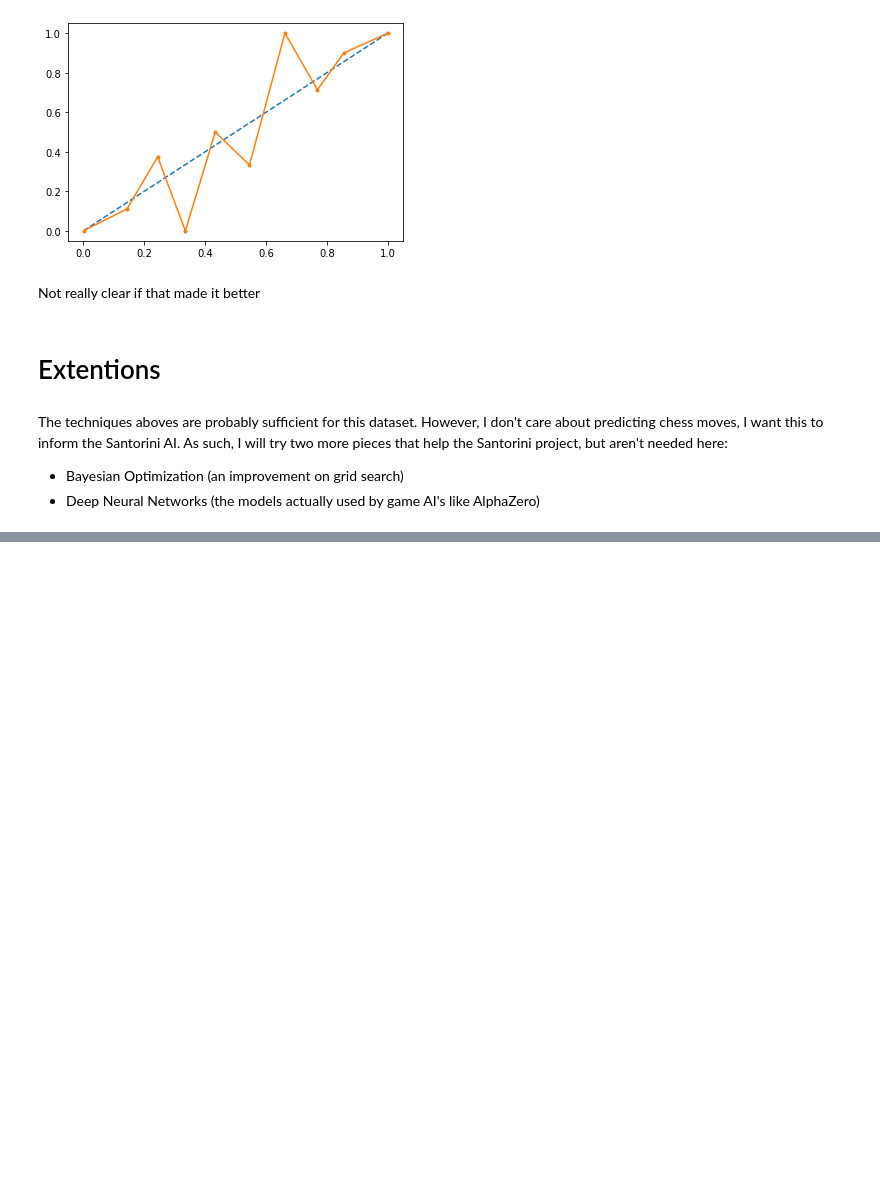
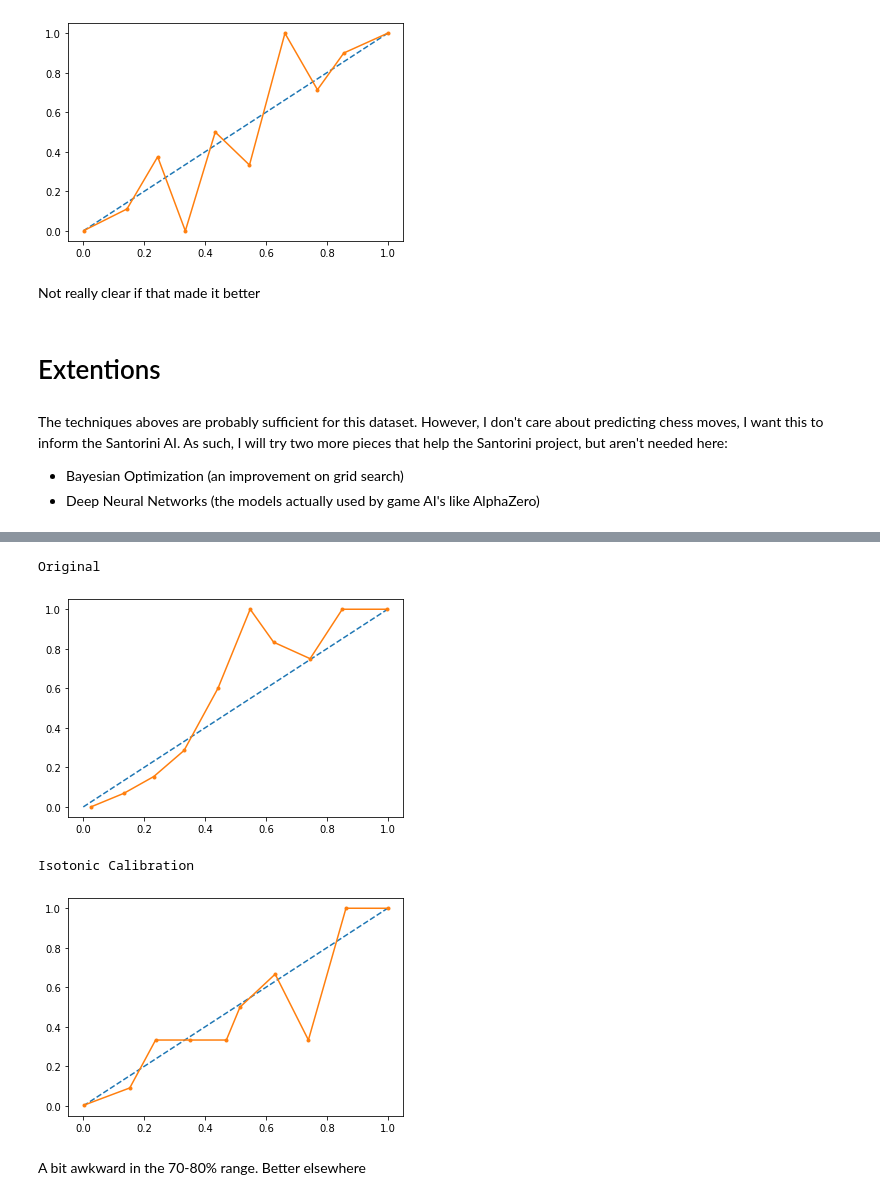
Before and after one commit to MarshallKrakauer/MovePrediction, a Jupyter notebook: ChessPrediction.ipynb, the cells around one changed output, grey strips where cells are left out. Saved outputs shown, nothing was run; the diff lists cells and outputs as text; code cells hidden in the pictures; blank space fills up the shorter version.

```diff
--- a/ChessPrediction.ipynb
+++ b/ChessPrediction.ipynb
@@ -415,8 +417,7 @@ opt = BayesSearchCV(
             'colsample_bytree': Real(0.5, 0.9, prior='uniform')},
         n_iter = 16,
         random_state = 0,
+        cv = 3,
         n_jobs = -1,
         verbose = 4,
 )
-
-opt.fit(X_train, y_train)
@@ -446,0 +424,4 @@ Fitting 5 folds for each of 1 candidates, totalling 5 fits
+# %%
+xg_opt_calib = CalibratedClassifierCV(opt, method = 'isotonic')
+
+_ , bayes_opt_pred = get_predictions(xg_opt_calib, X_train, y_train, X_test)
@@ -446,0 +455,12 @@ Fitting 5 folds for each of 1 candidates, totalling 5 fits
+# %%
+print("Original")
+plot_calibration(y_test, y_pred_prob_xg)
+print("Isotonic Calibration")
+plot_calibration(y_test, bayes_opt_pred)
+# %% [output]
+Original
+[figure, added]
+Isotonic Calibration
+[figure, added]
+# %% [markdown]
+A bit awkward in the 70-80% range. Better elsewhere
```
Also changed, not shown: parts of 4 cells of this notebook, 1 other file.
